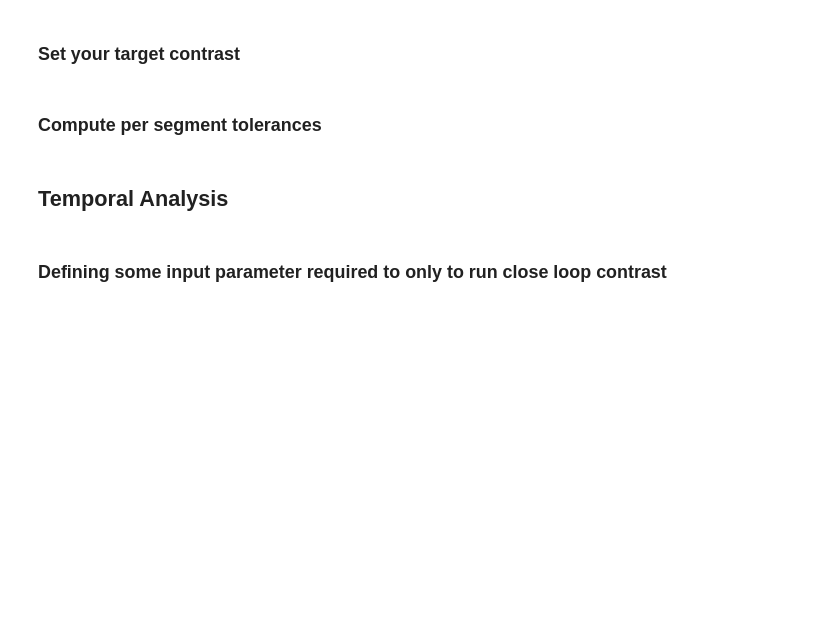
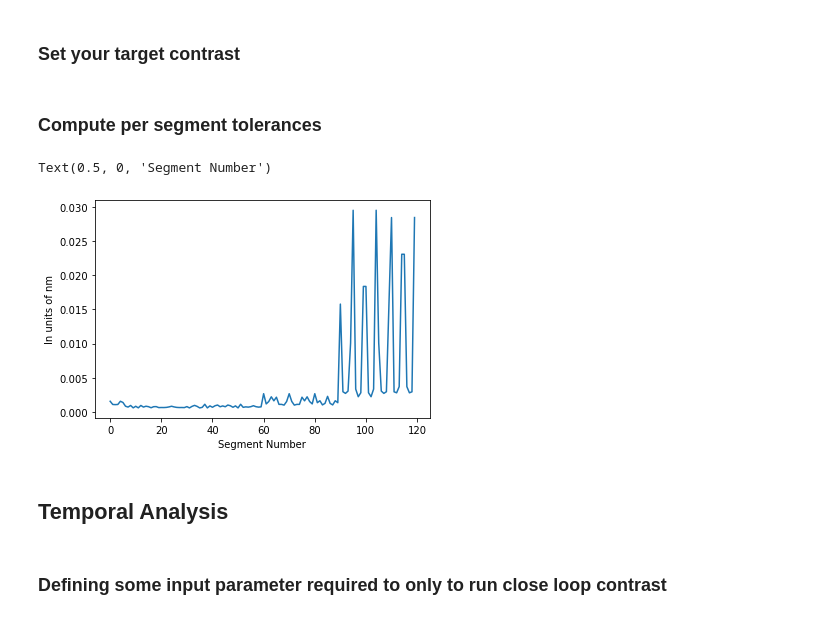
Before and after one commit to spacetelescope/PASTIS, a Jupyter notebook: pastis/temporal_analysis/thermal_bulk.ipynb, the cells around one changed output. Saved outputs shown, nothing was run; the diff lists cells and outputs as text; code cells hidden in the pictures; blank space fills up the shorter version.

```diff
--- a/pastis/temporal_analysis/thermal_bulk.ipynb
+++ b/pastis/temporal_analysis/thermal_bulk.ipynb
@@ -159,3 +192,8 @@ mu_map_harris = np.sqrt(((c_target) / (120)) / (np.diag(mat_bulk)))
 #mu_map_harris = np.genfromtxt('/Users/asahoo/Desktop/data_repos/harris_data/mu_map.csv',delimiter=',')
 # %%
 plt.plot(mu_map_harris)
+plt.ylabel("In units of nm",fontsize=10)
+plt.xlabel("Segment Number",fontsize=10)
+# %% [output]
+Text(0.5, 0, 'Segment Number')
+[figure, added]
```
Also changed, not shown: parts of 58 cells of this notebook, 7 other files.
